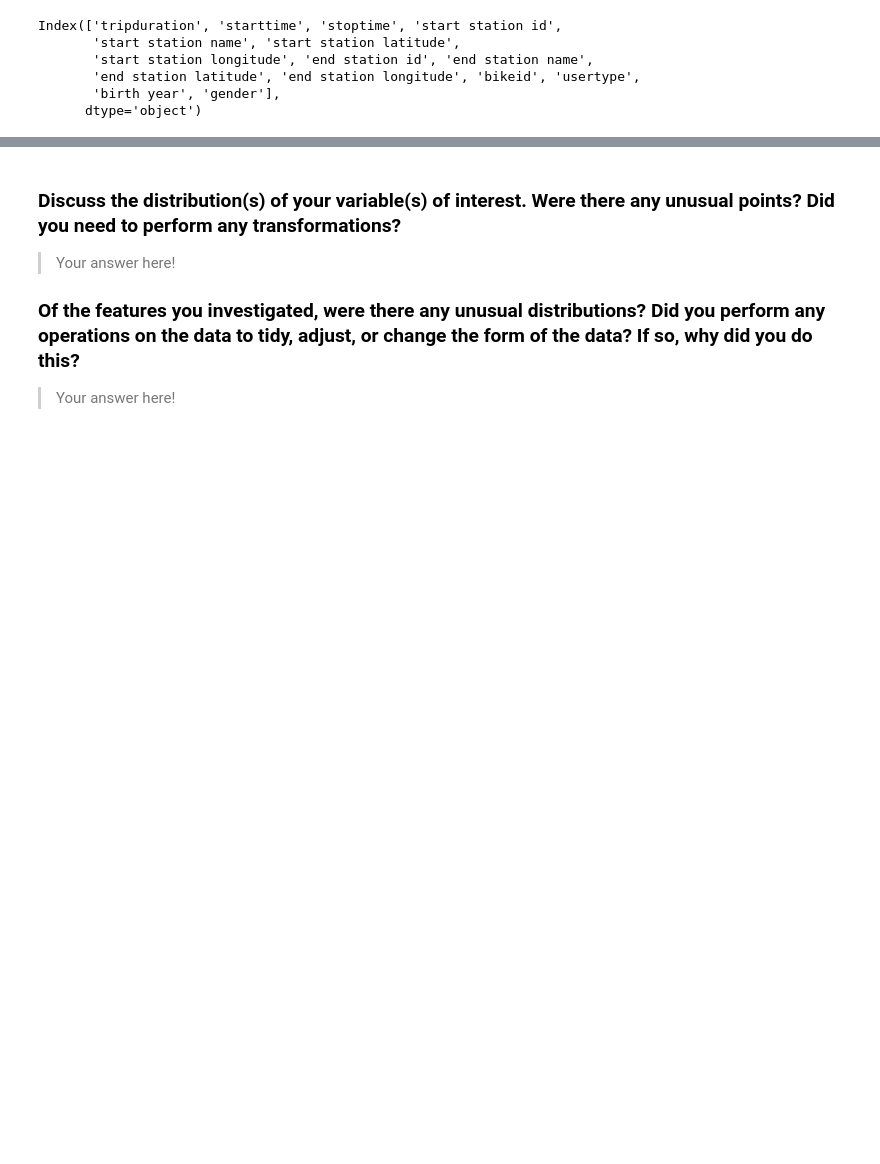
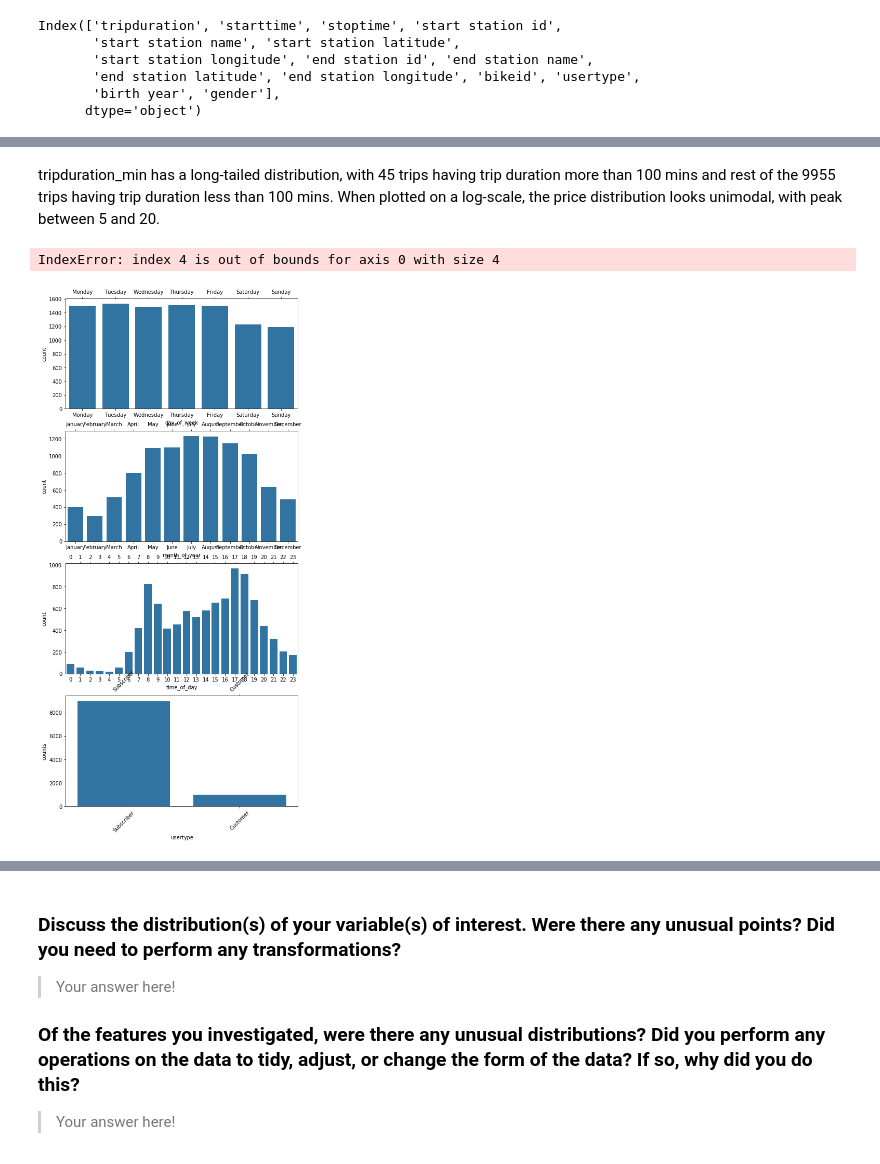
Before and after one commit to Manju-Saini/City-Bike-Data-Analysis-Visualization-Project, a Jupyter notebook: exploration_trip_data_los_angeles.ipynb, the cells around one changed output, grey strips where cells are left out. Drawn from its saved outputs; the diff is of its cells as text; code cells hidden in the pictures; blank space fills up the shorter version.

```diff
--- a/exploration_trip_data_los_angeles.ipynb
+++ b/exploration_trip_data_los_angeles.ipynb
@@ -231,0 +299,16 @@ you plan on investigating next.
+# %% [markdown]
+tripduration_min has a long-tailed distribution, with 45 trips having trip duration more than 100 mins and rest of the 9955 trips having trip duration less than 100 mins. When plotted on a log-scale, the price distribution looks unimodal, with peak between 5 and 20.
+# %%
+fig, ax = plt.subplots(nrows=4, figsize = [8,18])
+base_color = sb.color_palette()[0]
+
+cat_var = ['day_of_week', 'month_of_year','time_of_day','usertype']
+for n in np.arange(0, 4):
+    col = cat_var[n]
+    sb.countplot(data=trip, x=col, color=sb.color_palette()[0], ax = ax[n]);
+    plt.xlabel(col)
+    plt.ylabel('counts')
+#     plt.xticks(rotation=45)
+# %% [output]
+IndexError: index 4 is out of bounds for axis 0 with size 4
+[figure, added]
```
Also changed, not shown: parts of 49 cells of this notebook, 1 other file.
